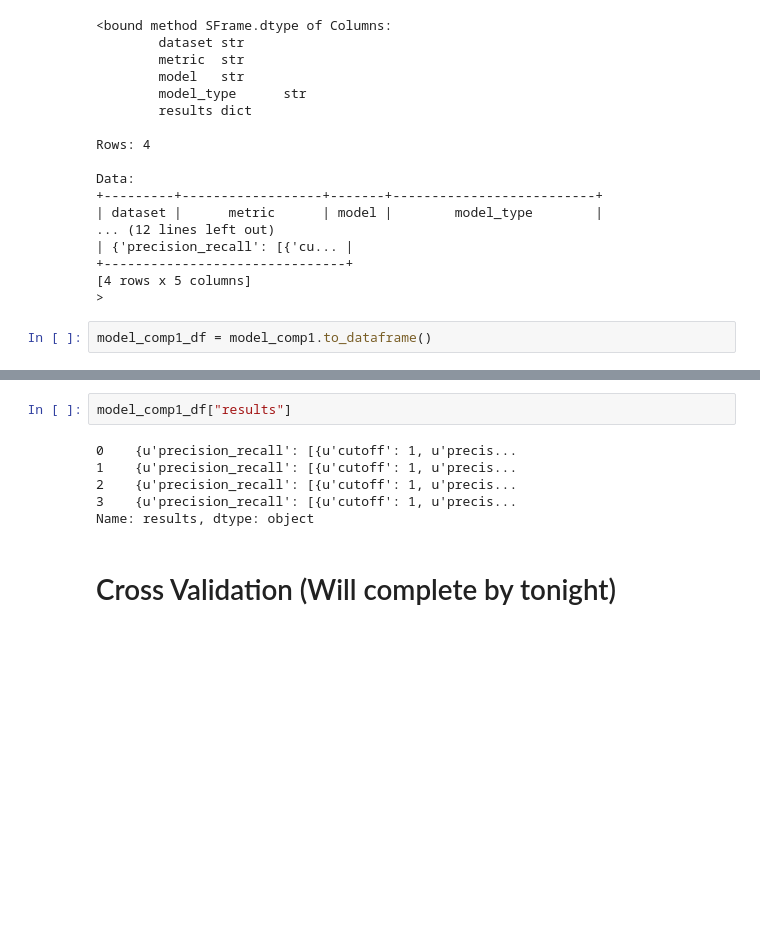
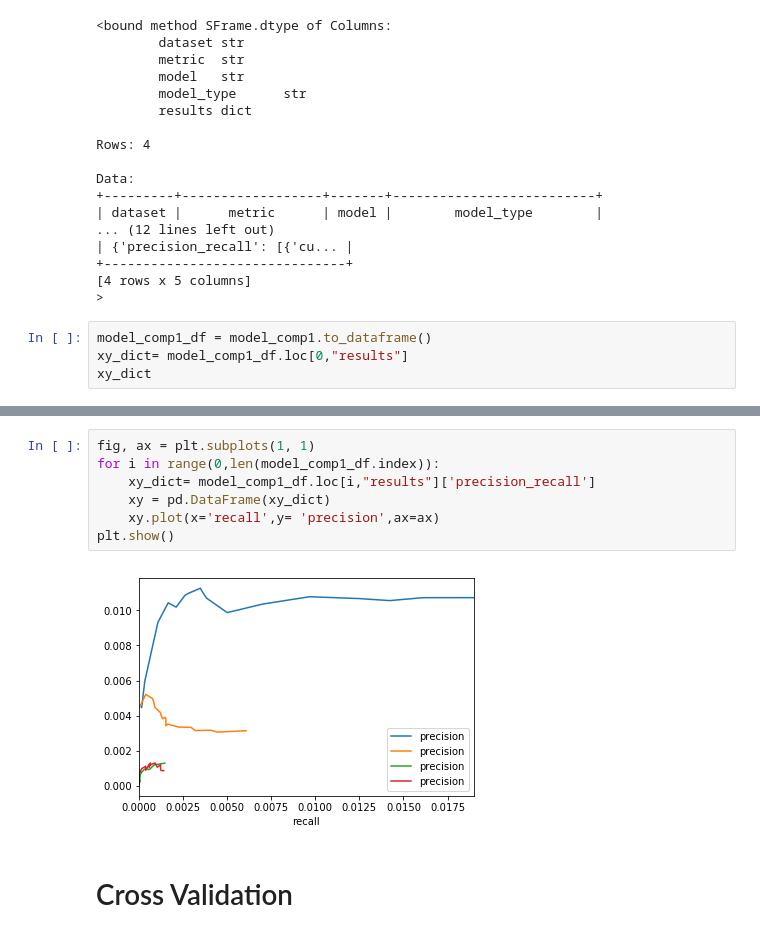
Before and after one commit to xenaritu/Personalisation, a Jupyter notebook: Exploration.ipynb, the cells around one changed output, grey strips where cells are left out. Cells and saved outputs as stored; diff of their text form; blank space fills up the shorter version.

```diff
--- a/Exploration.ipynb
+++ b/Exploration.ipynb
@@ -1129,3 +1129,5 @@ Data:
 >
 # %%
 model_comp1_df = model_comp1.to_dataframe()
+xy_dict= model_comp1_df.loc[0,"results"]
+xy_dict
@@ -1132,13 +1152,14 @@ model_comp1_df = model_comp1.to_dataframe()
-# %%
-model_comp1_df["results"]
-# %% [output]
-0    {u'precision_recall': [{u'cutoff': 1, u'precis...
-1    {u'precision_recall': [{u'cutoff': 1, u'precis...
-2    {u'precision_recall': [{u'cutoff': 1, u'precis...
-3    {u'precision_recall': [{u'cutoff': 1, u'precis...
-Name: results, dtype: object
+# %%
+fig, ax = plt.subplots(1, 1)
+for i in range(0,len(model_comp1_df.index)):
+    xy_dict= model_comp1_df.loc[i,"results"]['precision_recall']
+    xy = pd.DataFrame(xy_dict)
+    xy.plot(x='recall',y= 'precision',ax=ax)
+plt.show()
+# %% [output]
+[figure, added]
 # %% [markdown]
-# Cross Validation (Will complete by tonight)
+# Cross Validation
 # %%
 #K-Fold data split
 all_data.to_csv("full_dataset.csv")
```
Also changed, not shown: parts of 3 cells of this notebook.
